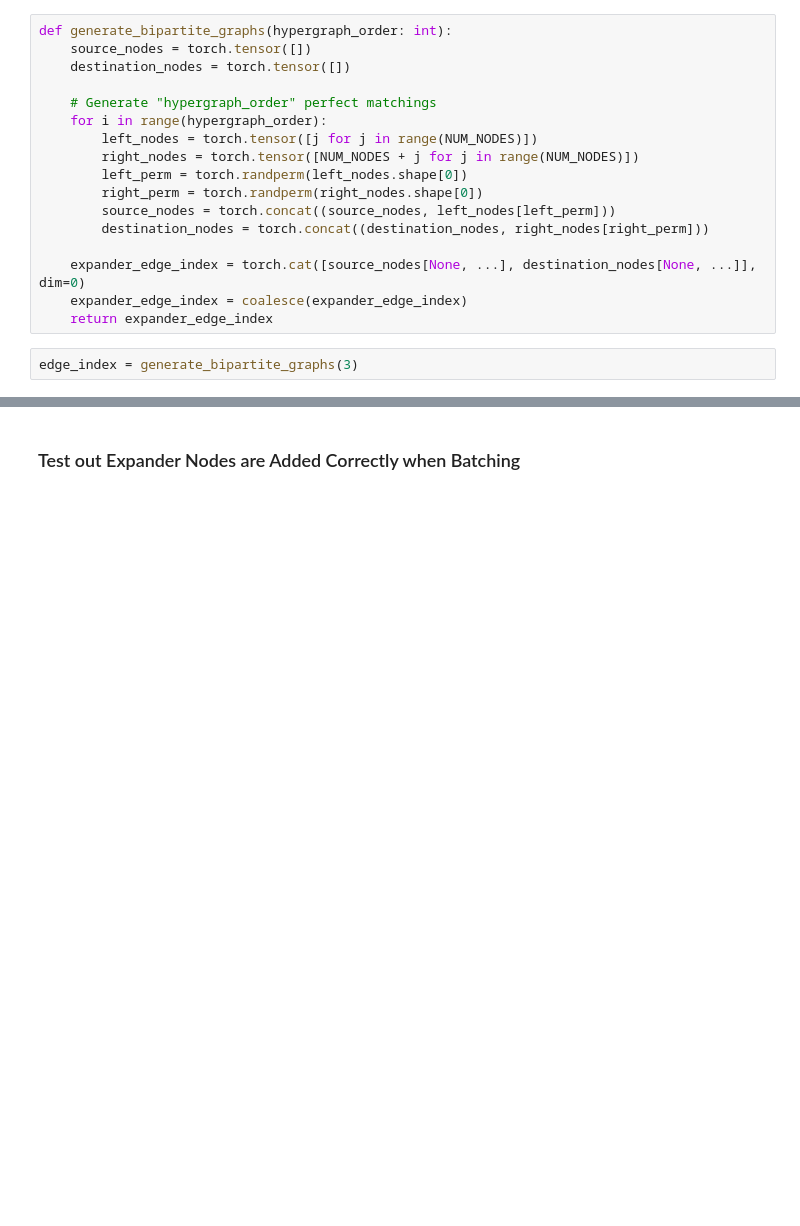
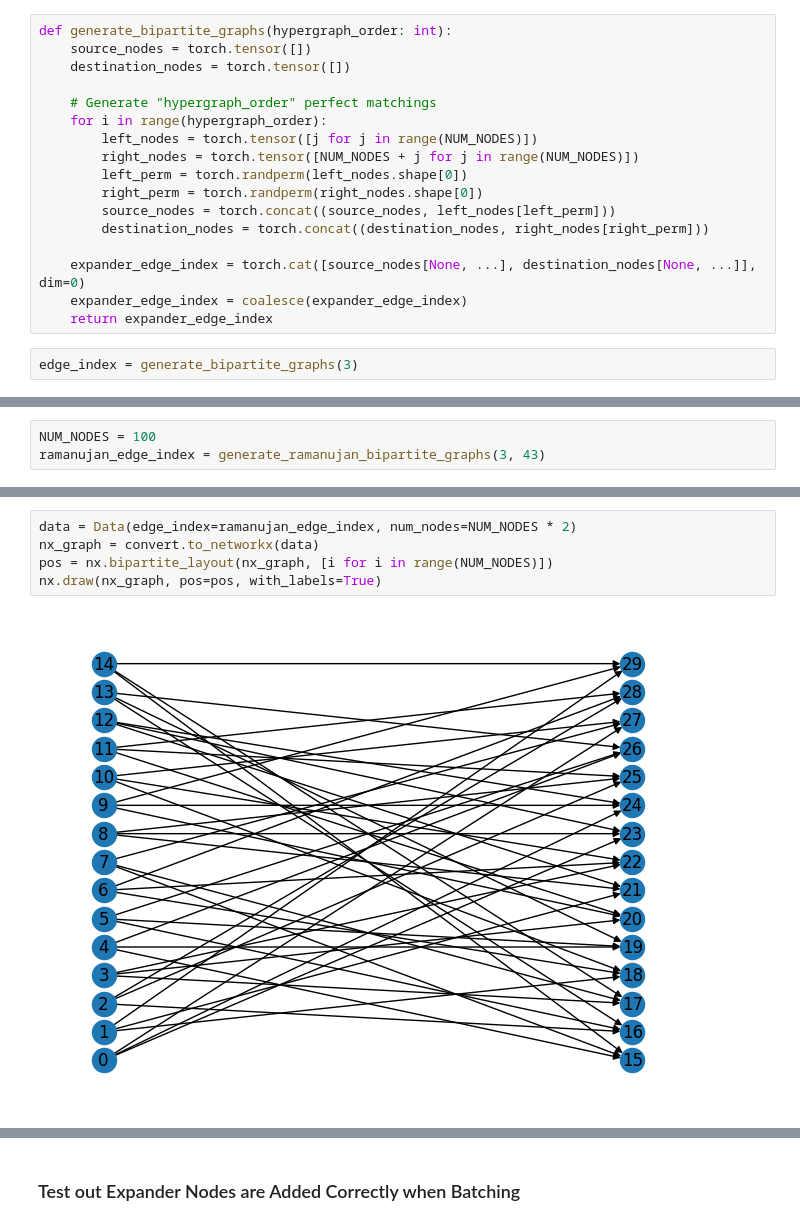
Before and after one commit to dransyhe/higher-order-EGP, a Jupyter notebook: expander_graph_visualisation.ipynb, the cells around one changed output, grey strips where cells are left out. Drawn from its saved outputs; the diff is of its cells as text; blank space fills up the shorter version.

```diff
--- a/expander_graph_visualisation.ipynb
+++ b/expander_graph_visualisation.ipynb
@@ -35,0 +89,3 @@ nx.draw(nx_graph, pos=pos, with_labels=True)
+# %%
+NUM_NODES = 100
+ramanujan_edge_index = generate_ramanujan_bipartite_graphs(3, 43)
@@ -35,0 +106,7 @@ nx.draw(nx_graph, pos=pos, with_labels=True)
+# %%
+data = Data(edge_index=ramanujan_edge_index, num_nodes=NUM_NODES * 2)
+nx_graph = convert.to_networkx(data)
+pos = nx.bipartite_layout(nx_graph, [i for i in range(NUM_NODES)])
+nx.draw(nx_graph, pos=pos, with_labels=True)
+# %% [output]
+[figure, added]
```
Also changed, not shown: parts of 6 cells of this notebook, 2 other files.
